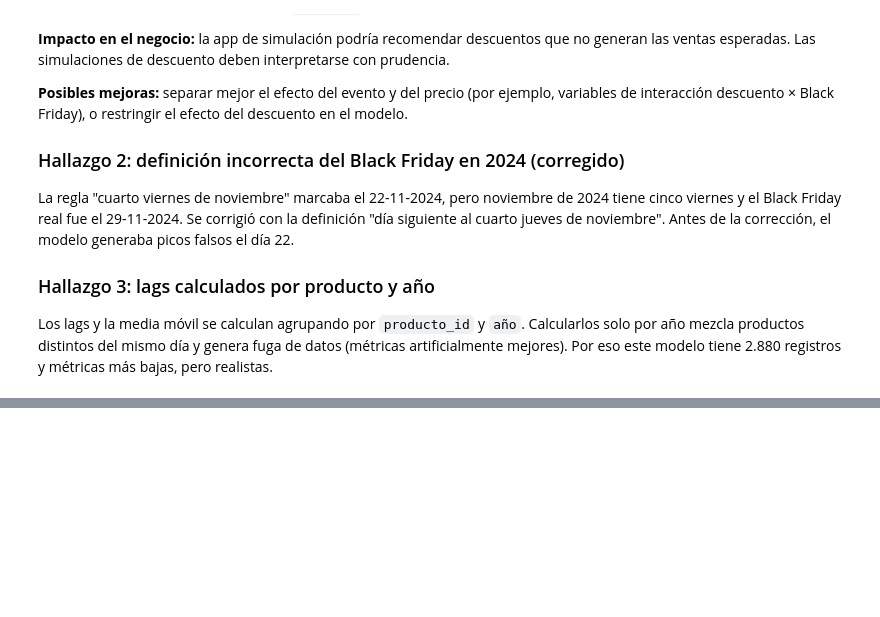
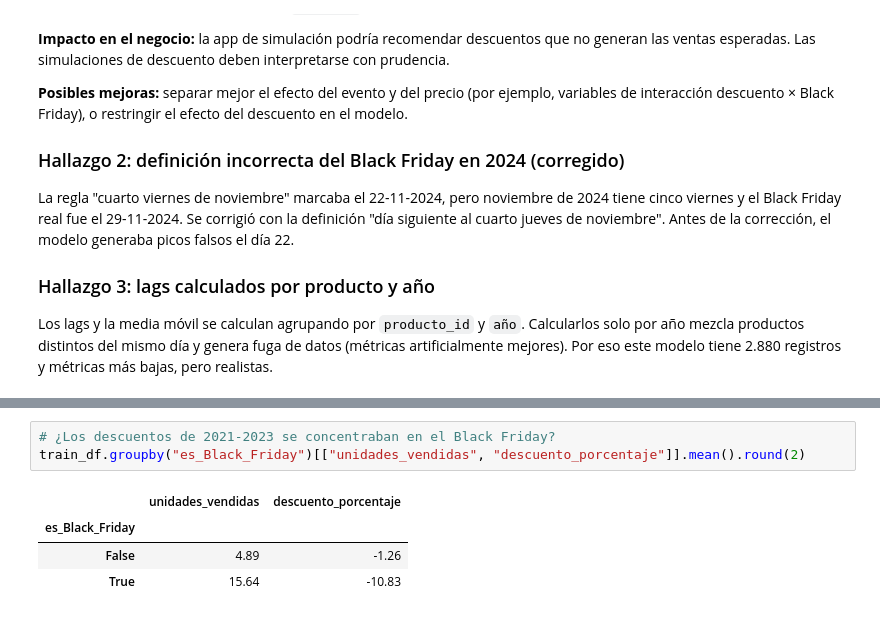
Before and after one commit to florenciaalmironfr-svg/prevision-ventes, a Jupyter notebook: notebooks/Entrenamiento.ipynb, the cells around one changed output, grey strips where cells are left out. Drawn from its saved outputs; the diff is of its cells as text; blank space fills up the shorter version.

```diff
--- a/notebooks/Entrenamiento.ipynb
+++ b/notebooks/Entrenamiento.ipynb
@@ -941,0 +1030,8 @@ Los lags y la media móvil se calculan agrupando por `producto_id` y `año`. Cal
+# %%
+# ¿Los descuentos de 2021-2023 se concentraban en el Black Friday?
+train_df.groupby("es_Black_Friday")[["unidades_vendidas", "descuento_porcentaje"]].mean().round(2)
+# %% [output]
+|  | unidades_vendidas | descuento_porcentaje |
+| es_Black_Friday |  |  |
+| False | 4.89 | -1.26 |
+| True | 15.64 | -10.83 |
```
Also changed, not shown: parts of 9 cells of this notebook.
